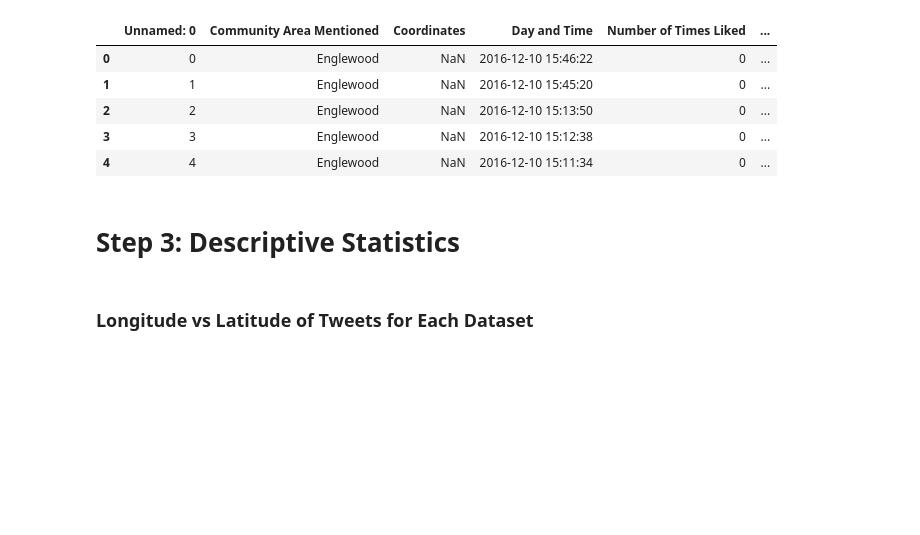
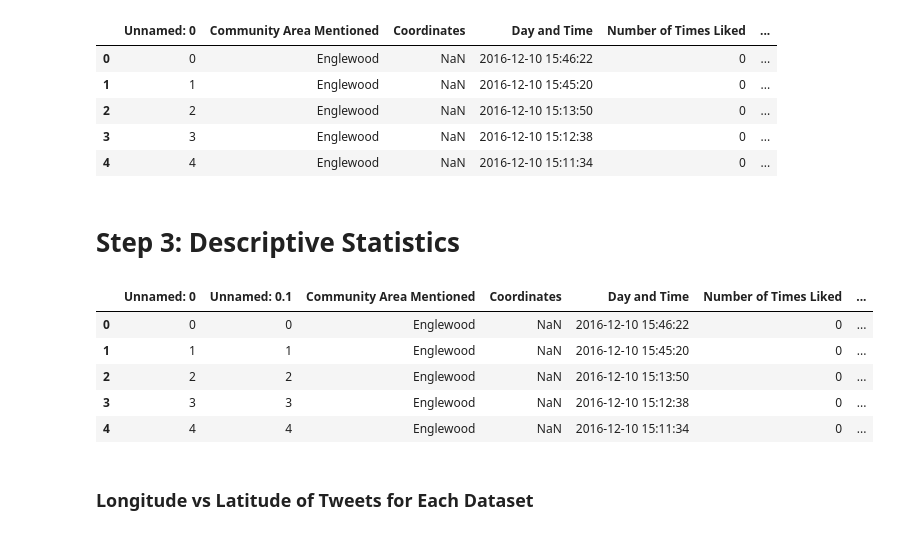
Before and after one commit to yarikan-zz/exploring-neighborhood-reputation, a Jupyter notebook: MAIN_project_notebook.ipynb, the cells around one changed output. Saved outputs shown, nothing was run; the diff lists cells and outputs as text; code cells hidden in the pictures; blank space fills up the shorter version.

```diff
--- a/MAIN_project_notebook.ipynb
+++ b/MAIN_project_notebook.ipynb
@@ -369,5 +387,14 @@ df1.to_csv('df1_wCompound.csv')
 # %% [markdown]
 # Step 3: Descriptive Statistics
 # %%
-df1 = pd.read_csv('https://raw.githubusercontent.com/yarikan/assignments/master/Final_Project/df1_wCompound.csv?token=AQAvwHTeWi8o6tM0Tvt-twPm3h5-fMrKks5W9J88wA%3D%3D')
+df1 = pd.read_csv('https://raw.githubusercontent.com/yarikan/final_project_in_progress/master/df1_wCompound.csv?token=AQAvwAyoKxP3pVfAj5BdS7tCHl1C4B6Vks5YWCR_wA%3D%3D')
 #df3 = pd.read_csv('https://raw.githubusercontent.com/yarikan/assignments/master/Final_Project/df3_wCompound.csv?token=AQAvwO0ktyQ0b5QB5tjc9kAJoazk7EnVks5W9J9RwA%3D%3D')
+# %%
+df1[0:5]
+# %% [output]
+|  | Unnamed: 0 | Unnamed: 0.1 | Community Area Mentioned | Coordinates | Day and Time | Number of Times Liked | ... |
+| 0 | 0 | 0 | Englewood | NaN | 2016-12-10 15:46:22 | 0 | ... |
+| 1 | 1 | 1 | Englewood | NaN | 2016-12-10 15:45:20 | 0 | ... |
+| 2 | 2 | 2 | Englewood | NaN | 2016-12-10 15:13:50 | 0 | ... |
+| 3 | 3 | 3 | Englewood | NaN | 2016-12-10 15:12:38 | 0 | ... |
+| 4 | 4 | 4 | Englewood | NaN | 2016-12-10 15:11:34 | 0 | ... |
```
Also changed, not shown: parts of 5 cells of this notebook, 1 other file.
